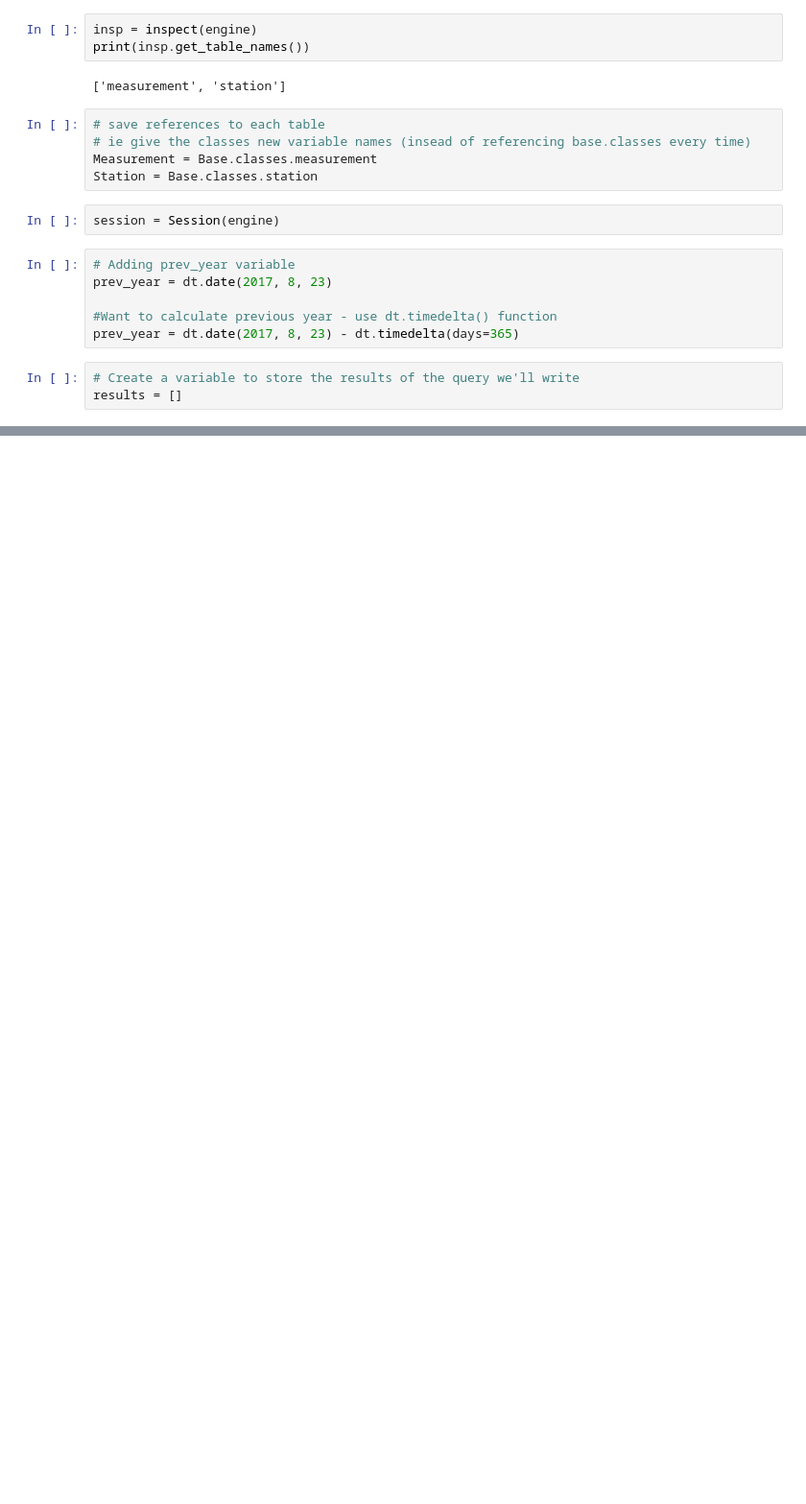
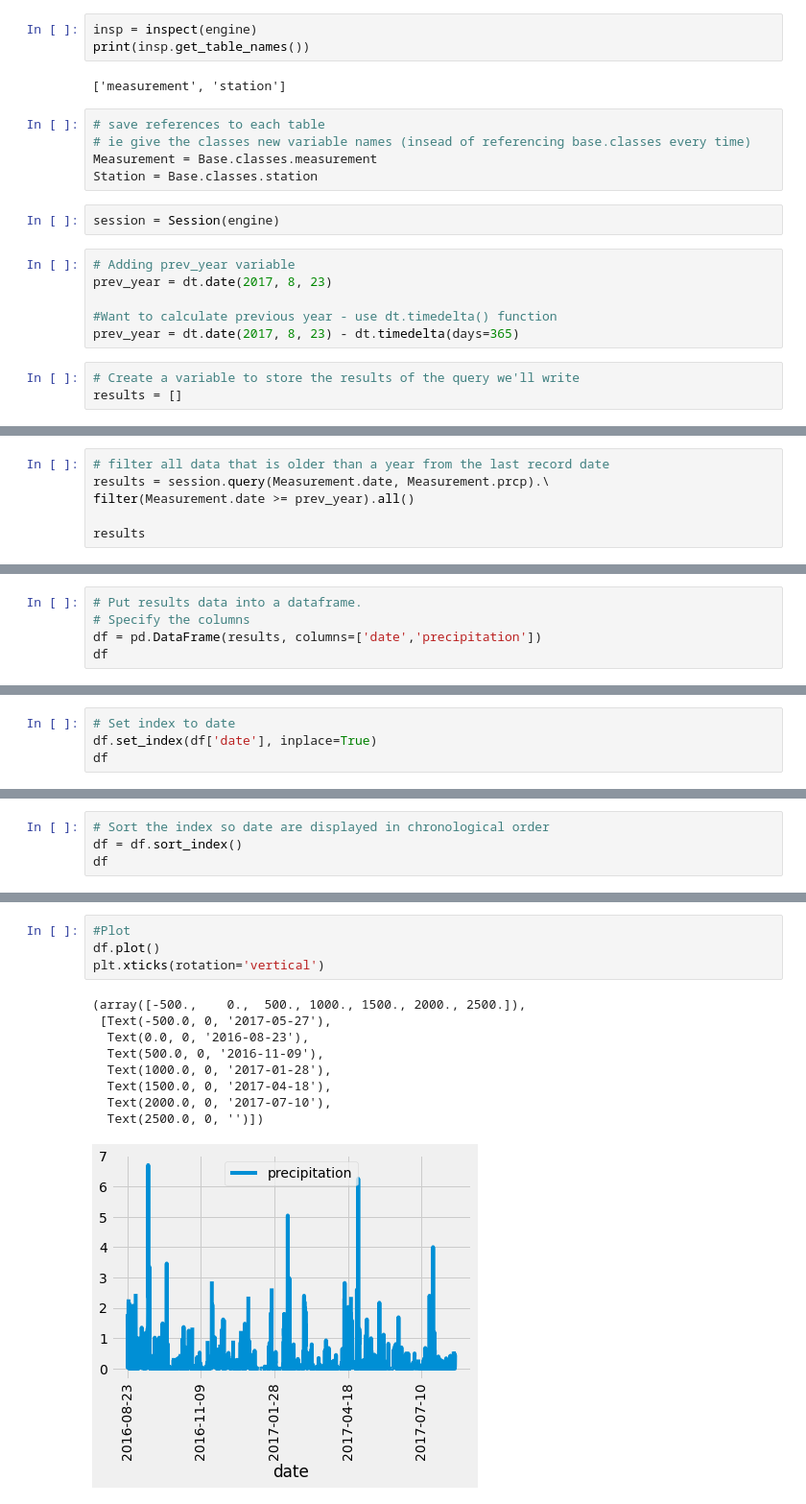
Before and after one commit to a-memme/surf_shop_analysis, a Jupyter notebook: climate_analysis.ipynb, the cells around one changed output, grey strips where cells are left out. Shown at 96% size. Cells and saved outputs as stored; diff of their text form; blank space fills up the shorter version.

```diff
--- a/climate_analysis.ipynb
+++ b/climate_analysis.ipynb
@@ -53,0 +59,6 @@ results = session.query(Measurement.date, Measurement.prcp)
+# %%
+# filter all data that is older than a year from the last record date
+results = session.query(Measurement.date, Measurement.prcp).\
+filter(Measurement.date >= prev_year).all()
+
+results
@@ -53,0 +83,5 @@ results = session.query(Measurement.date, Measurement.prcp)
+# %%
+# Put results data into a dataframe.
+# Specify the columns
+df = pd.DataFrame(results, columns=['date','precipitation'])
+df
@@ -53,0 +102,4 @@ results = session.query(Measurement.date, Measurement.prcp)
+# %%
+# Set index to date
+df.set_index(df['date'], inplace=True)
+df
@@ -53,0 +142,4 @@ results = session.query(Measurement.date, Measurement.prcp)
+# %%
+# Sort the index so date are displayed in chronological order
+df = df.sort_index()
+df
@@ -53,0 +181,14 @@ results = session.query(Measurement.date, Measurement.prcp)
+# %%
+#Plot
+df.plot()
+plt.xticks(rotation='vertical')
+# %% [output]
+(array([-500.,    0.,  500., 1000., 1500., 2000., 2500.]),
+ [Text(-500.0, 0, '2017-05-27'),
+  Text(0.0, 0, '2016-08-23'),
+  Text(500.0, 0, '2016-11-09'),
+  Text(1000.0, 0, '2017-01-28'),
+  Text(1500.0, 0, '2017-04-18'),
+  Text(2000.0, 0, '2017-07-10'),
+  Text(2500.0, 0, '')])
+[figure, added]
```
Also changed, not shown: parts of 9 cells of this notebook.
